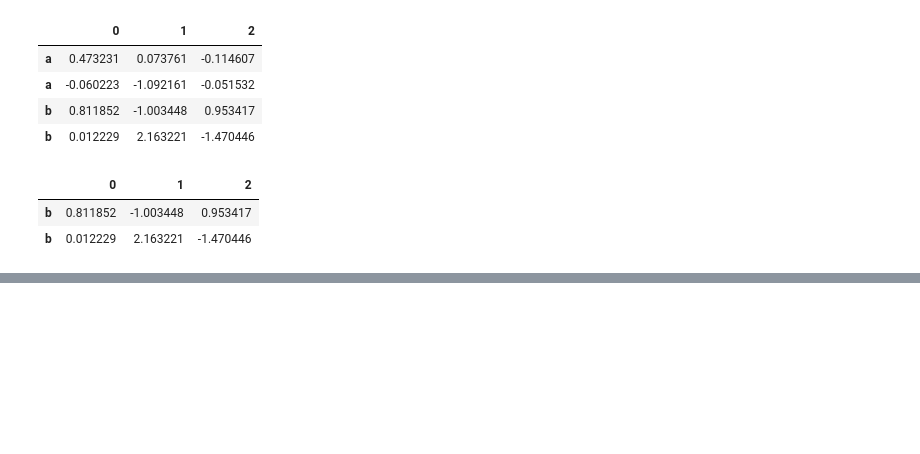
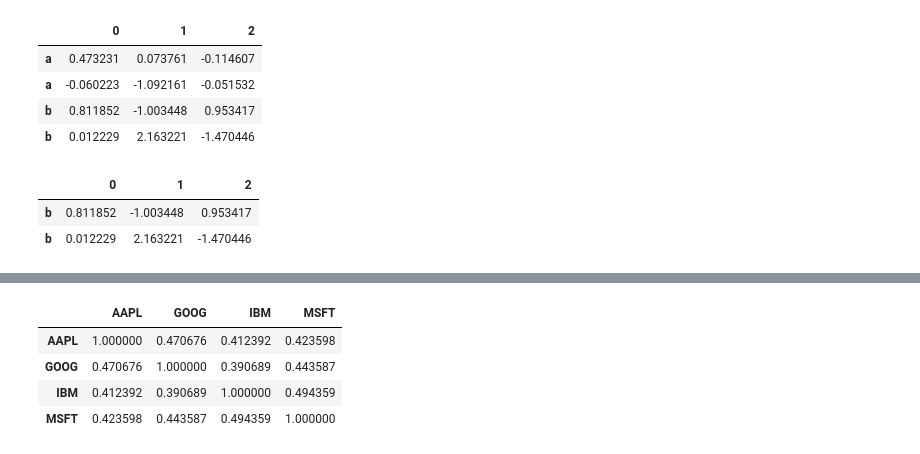
Before and after one commit to 10-m/langs, a Jupyter notebook: python/books/python_for_data_analysis/chapter5_Pandas.ipynb, the cells around one changed output, grey strips where cells are left out. Cells and saved outputs as stored; diff of their text form; code cells hidden in the pictures; blank space fills up the shorter version.

```diff
--- a/python/books/python_for_data_analysis/chapter5_Pandas.ipynb
+++ b/python/books/python_for_data_analysis/chapter5_Pandas.ipynb
@@ -1018,0 +1115,8 @@ df.loc['b']
+# %%
+returns.corr()
+# %% [output]
+|  | AAPL | GOOG | IBM | MSFT |
+| AAPL | 1.000000 | 0.470676 | 0.412392 | 0.423598 |
+| GOOG | 0.470676 | 1.000000 | 0.390689 | 0.443587 |
+| IBM | 0.412392 | 0.390689 | 1.000000 | 0.494359 |
+| MSFT | 0.423598 | 0.443587 | 0.494359 | 1.000000 |
```
Also changed, not shown: parts of 32 cells of this notebook, 5 other files.
